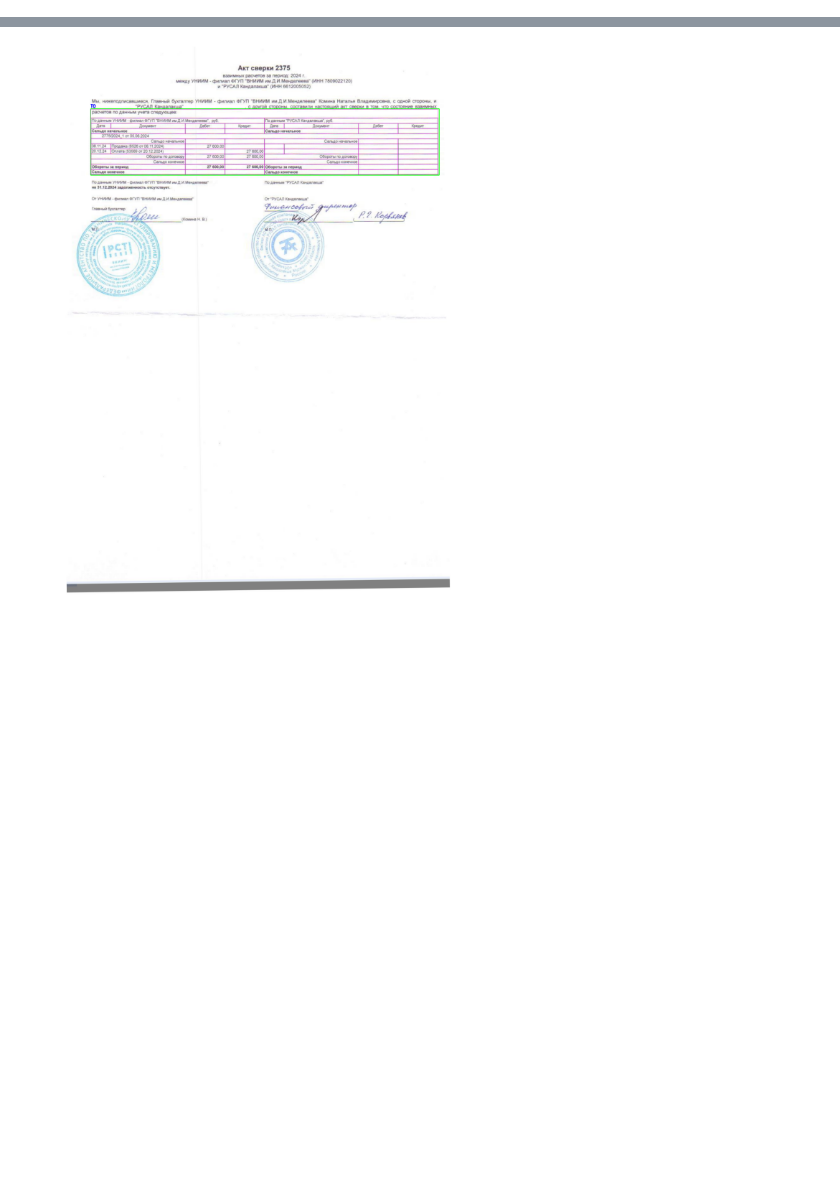
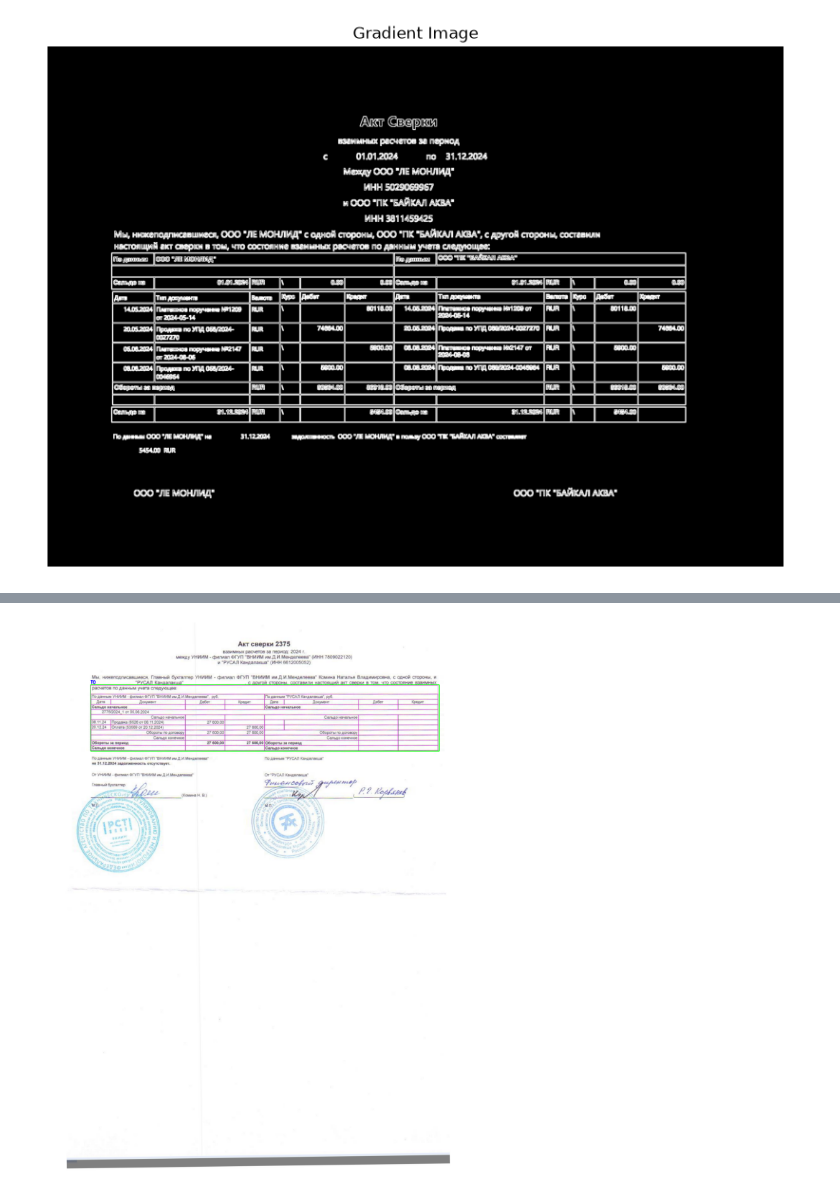
Before and after one commit to SergeyKrasnoslobodtsev/recon_vision, a Jupyter notebook: notebooks/test_table_detector.ipynb, the cells around one changed output, grey strips where cells are left out. Cells and saved outputs as stored; diff of their text form; code cells hidden in the pictures; blank space fills up the shorter version.

```diff
--- a/notebooks/test_table_detector.ipynb
+++ b/notebooks/test_table_detector.ipynb
@@ -125,0 +87,17 @@ plt.show()
+# %%
+import cv2
+
+gray_img = to_gray(sharpness_img)
+grad_x = cv2.Sobel(gray_img, cv2.CV_64F, 1, 0)
+grad_y = cv2.Sobel(gray_img, cv2.CV_64F, 0, 1)
+
+magnitude = cv2.magnitude(grad_x, grad_y)
+sobel_edges = np.uint8(np.clip(magnitude, 0, 255))
+
+plt.figure(figsize=(10, 10))
+plt.imshow(sobel_edges, cmap='gray')
+plt.title("Gradient Image")
+plt.axis("off")
+plt.show()
+# %% [output]
+[figure, added]
```
Also changed, not shown: parts of 6 cells of this notebook, 2 other files.
